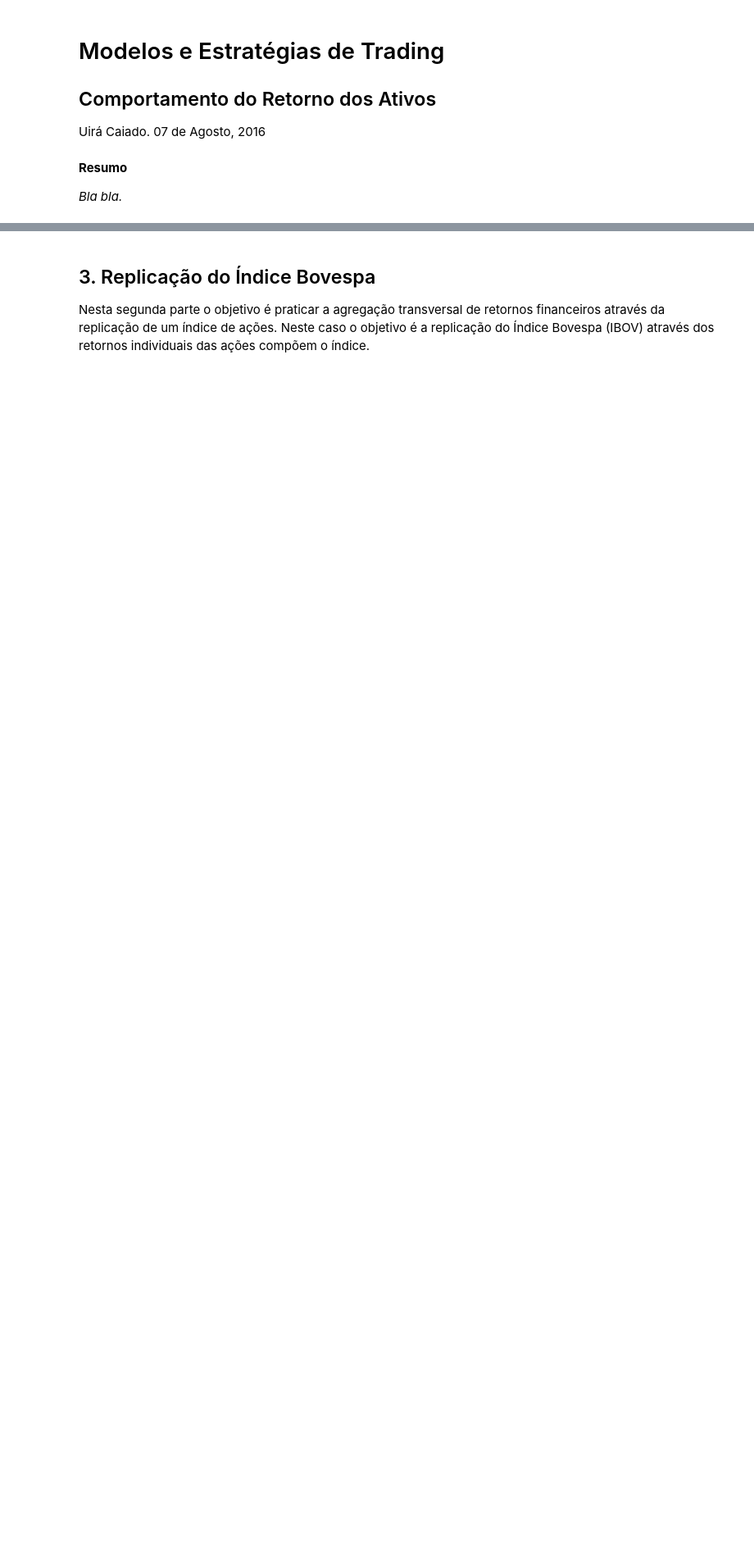
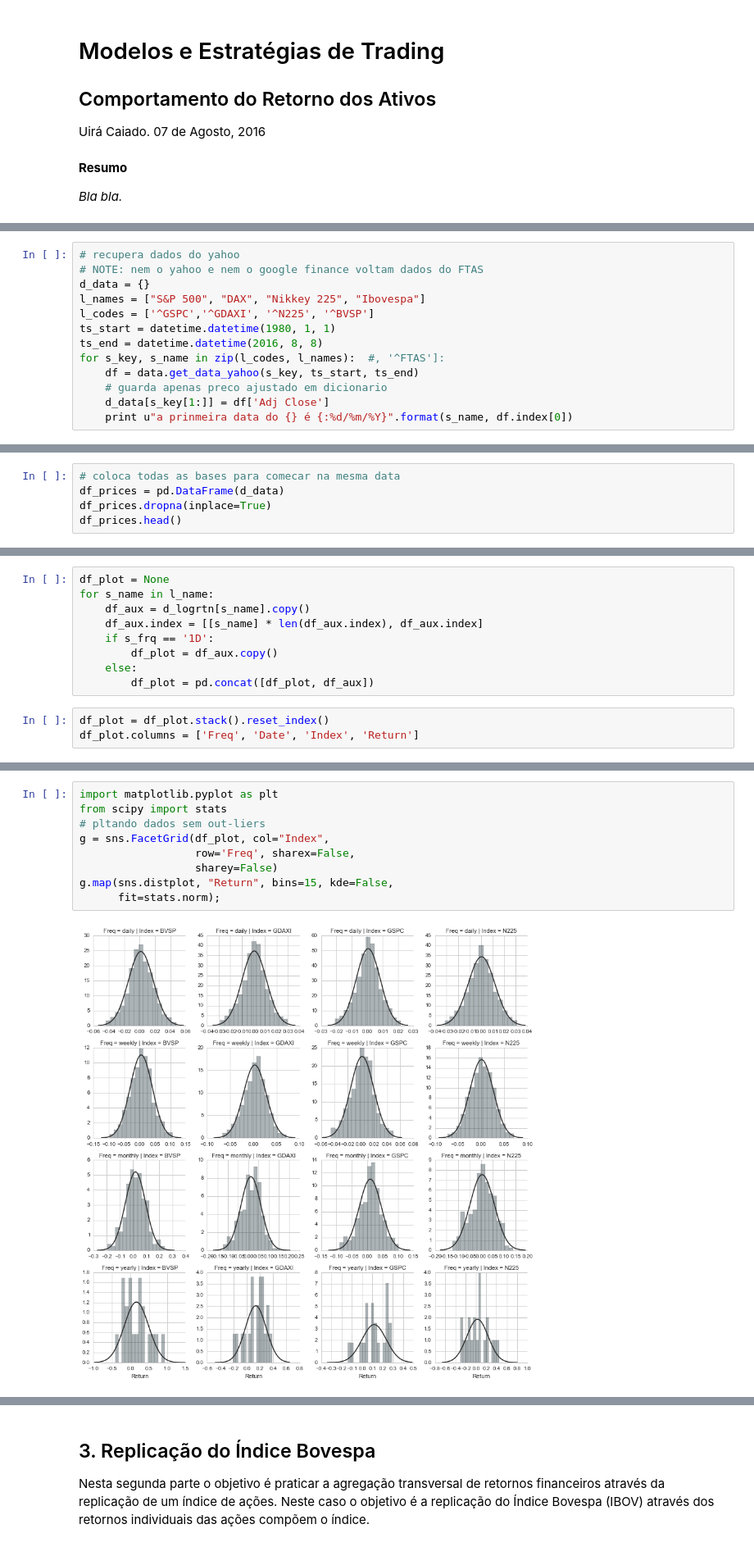
Before and after one commit to ucaiado/AssetReturns_Behavior, a Jupyter notebook: AssetReturn_Behavor.ipynb, the cells around one changed output, grey strips where cells are left out. Shown at 82% size. Cells and saved outputs as stored; diff of their text form; blank space fills up the shorter version.

Commit message:
test: include statistical and normality check on returns

```diff
--- a/AssetReturn_Behavor.ipynb
+++ b/AssetReturn_Behavor.ipynb
@@ -62,0 +26,13 @@ quandl.get("GOOG/LON_FTAS")
+# %%
+# recupera dados do yahoo
+# NOTE: nem o yahoo e nem o google finance voltam dados do FTAS
+d_data = {}
+l_names = ["S&P 500", "DAX", "Nikkey 225", "Ibovespa"]
+l_codes = ['^GSPC','^GDAXI', '^N225', '^BVSP']
+ts_start = datetime.datetime(1980, 1, 1)
+ts_end = datetime.datetime(2016, 8, 8)
+for s_key, s_name in zip(l_codes, l_names):  #, '^FTAS']:
+    df = data.get_data_yahoo(s_key, ts_start, ts_end)
+    # guarda apenas preco ajustado em dicionario
+    d_data[s_key[1:]] = df['Adj Close']
+    print u"a prinmeira data do {} é {:%d/%m/%Y}".format(s_name, df.index[0])
@@ -62,0 +44,5 @@ quandl.get("GOOG/LON_FTAS")
+# %%
+# coloca todas as bases para comecar na mesma data
+df_prices = pd.DataFrame(d_data)
+df_prices.dropna(inplace=True)
+df_prices.head()
@@ -62,0 +129,12 @@ quandl.get("GOOG/LON_FTAS")
+# %%
+df_plot = None
+for s_name in l_name:
+    df_aux = d_logrtn[s_name].copy()
+    df_aux.index = [[s_name] * len(df_aux.index), df_aux.index]
+    if s_frq == '1D':
+        df_plot = df_aux.copy()
+    else:
+        df_plot = pd.concat([df_plot, df_aux])
+# %%
+df_plot = df_plot.stack().reset_index()
+df_plot.columns = ['Freq', 'Date', 'Index', 'Return']
@@ -62,0 +150,11 @@ quandl.get("GOOG/LON_FTAS")
+# %%
+import matplotlib.pyplot as plt
+from scipy import stats
+# pltando dados sem out-liers
+g = sns.FacetGrid(df_plot, col="Index",
+                  row='Freq', sharex=False,
+                  sharey=False)
+g.map(sns.distplot, "Return", bins=15, kde=False,
+      fit=stats.norm);
+# %% [output]
+[figure, added]
```
Also changed, not shown: parts of 14 cells of this notebook.
